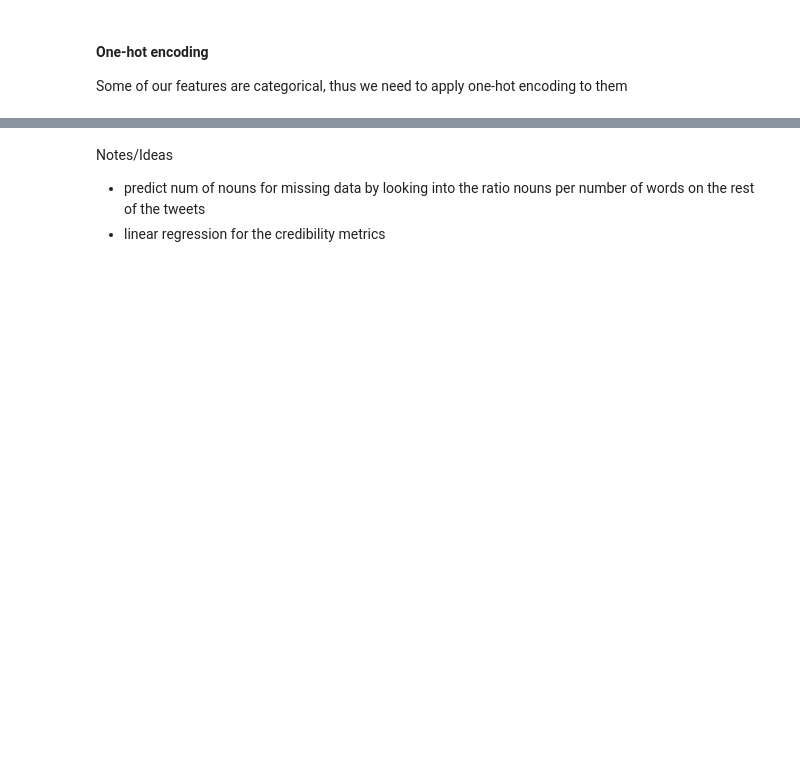
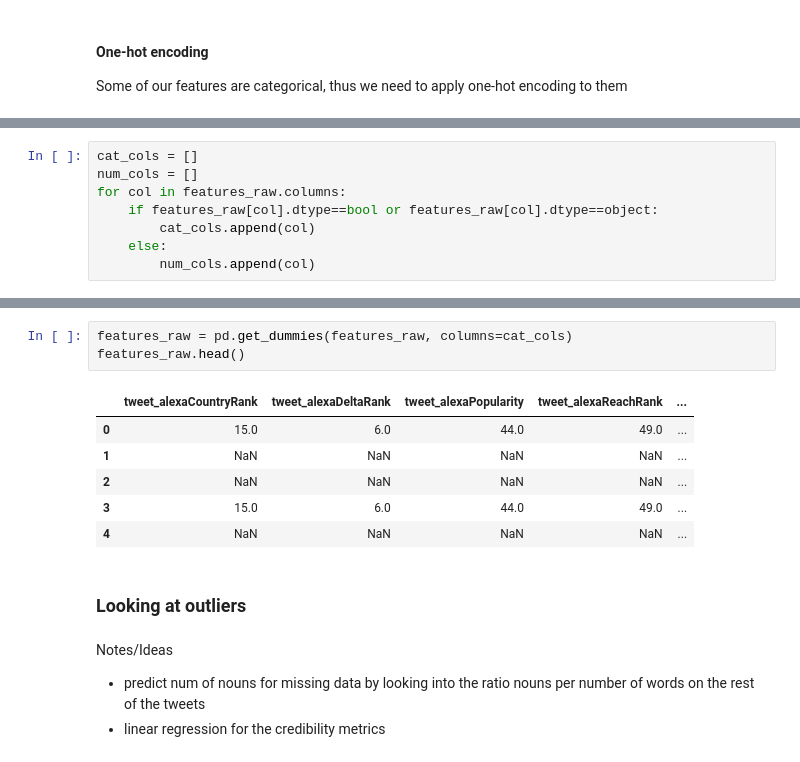
Before and after one commit to christinabo/spot-the-fake, a Jupyter notebook: fake_or_real.ipynb, the cells around one changed output, grey strips where cells are left out. Saved outputs shown, nothing was run; the diff lists cells and outputs as text; blank space fills up the shorter version.

```diff
--- a/fake_or_real.ipynb
+++ b/fake_or_real.ipynb
@@ -168,0 +186,8 @@ tweet_features.head()
+# %%
+cat_cols = []
+num_cols = []
+for col in features_raw.columns:
+    if features_raw[col].dtype==bool or features_raw[col].dtype==object:
+        cat_cols.append(col)
+    else:
+        num_cols.append(col)
@@ -169,3 +212,15 @@ tweet_features.head()
+# %%
+features_raw = pd.get_dummies(features_raw, columns=cat_cols)
+features_raw.head()
+# %% [output]
+|  | tweet_alexaCountryRank | tweet_alexaDeltaRank | tweet_alexaPopularity | tweet_alexaReachRank | ... |
+| 0 | 15.0 | 6.0 | 44.0 | 49.0 | ... |
+| 1 | NaN | NaN | NaN | NaN | ... |
+| 2 | NaN | NaN | NaN | NaN | ... |
+| 3 | 15.0 | 6.0 | 44.0 | 49.0 | ... |
+| 4 | NaN | NaN | NaN | NaN | ... |
+# %% [markdown]
+### Looking at outliers
 # %% [markdown]
 Notes/Ideas
 * predict num of nouns for missing data by looking into the ratio nouns per number of words on the rest of the tweets
```
Also changed, not shown: parts of 26 cells of this notebook.
